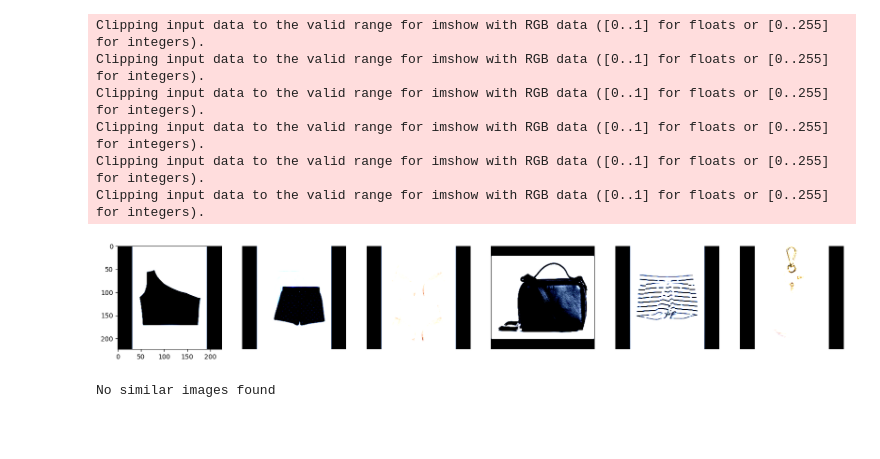
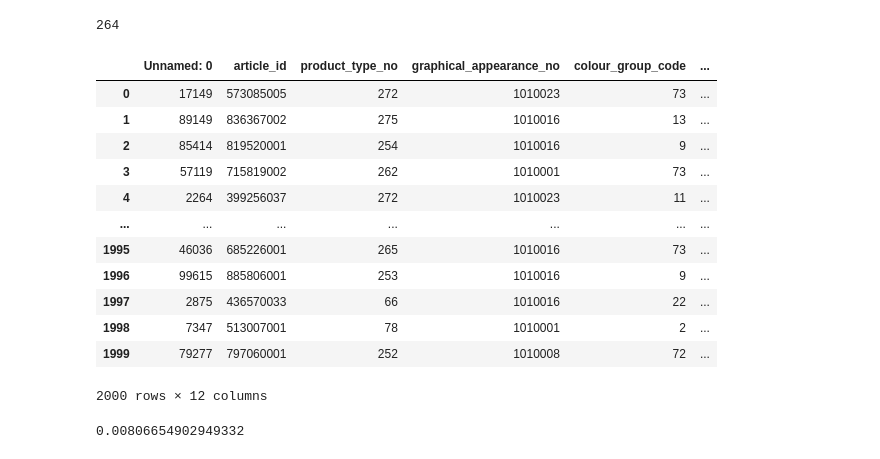
Before and after one commit to Emma-IA/Clothes-similarity, a Jupyter notebook: qualitative_similarity_and_jaccard_similarity.ipynb, the cells around one changed output. Drawn from its saved outputs; the diff is of its cells as text; code cells hidden in the pictures; blank space fills up the shorter version.

```diff
--- a/qualitative_similarity_and_jaccard_similarity.ipynb
+++ b/qualitative_similarity_and_jaccard_similarity.ipynb
@@ -240,36 +80,44 @@ img = dataset[dataset.get_index_from_img_name(common_point['img_name'].values[0]
-# %%
-#Plot the images
-
-import matplotlib.pyplot as plt
-
-fig, axs = plt.subplots(1, 6, figsize=(20, 20))
-#plot the common point image
-axs[0].imshow(img.permute(1, 2, 0))
-#plot the tabular data images knn
-for i, img in enumerate(imgs_knn_tab):
-    axs[i+1].imshow(img.permute(1, 2, 0))
-    axs[i+1].axis('off')
-plt.show()
-# %% [output]
-Clipping input data to the valid range for imshow with RGB data ([0..1] for floats or [0..255] for integers).
-Clipping input data to the valid range for imshow with RGB data ([0..1] for floats or [0..255] for integers).
-Clipping input data to the valid range for imshow with RGB data ([0..1] for floats or [0..255] for integers).
-Clipping input data to the valid range for imshow with RGB data ([0..1] for floats or [0..255] for integers).
-Clipping input data to the valid range for imshow with RGB data ([0..1] for floats or [0..255] for integers).
-Clipping input data to the valid range for imshow with RGB data ([0..1] for floats or [0..255] for integers).
-[figure, removed]
-# %%
-#Plot the images
-if len(index_img) > 1:
-    fig, axs = plt.subplots(1, 6, figsize=(20, 20))
-    #plot the common point image
-    axs[0].imshow(img.permute(1, 2, 0))
-    #plot the img data images knn
-    for i, img in enumerate(imgs_knn_img):
-        axs[i].imshow(img)
-        axs[i].axis('off')
-    plt.show()
-else:
-    print('No similar images found')
-# %% [output]
-No similar images found
+# %%
+#Choose a random common point
+common_point = common_points.sample()
+#Get its cluster for tabular model
+
+cluster_common_point_tab = common_point['cluster_y'].values[0]
+cluster_common_point_img = common_point['cluster_x'].values[0]
+# %%
+cluster_common_point_tab
+# %% [output]
+264
+# %%
+#get all the points in the same cluster for tabular model
+same_cluster_points_tab = test_tab_csv[test_tab_csv['cluster'] == cluster_common_point_tab]
+
+#get all the points in the same cluster for image model
+same_cluster_points_img = test_img_csv[test_img_csv['cluster'] == cluster_common_point_img]
+# %%
+same_cluster_points_tab
+# %% [output]
+|  | Unnamed: 0 | article_id | product_type_no | graphical_appearance_no | colour_group_code | ... |
+| 0 | 17149 | 573085005 | 272 | 1010023 | 73 | ... |
+| 1 | 89149 | 836367002 | 275 | 1010016 | 13 | ... |
+| 2 | 85414 | 819520001 | 254 | 1010016 | 9 | ... |
+| 3 | 57119 | 715819002 | 262 | 1010001 | 73 | ... |
+| 4 | 2264 | 399256037 | 272 | 1010023 | 11 | ... |
+| ... | ... | ... | ... | ... | ... | ... |
+| 1995 | 46036 | 685226001 | 265 | 1010016 | 73 | ... |
+| 1996 | 99615 | 885806001 | 253 | 1010016 | 9 | ... |
+| 1997 | 2875 | 436570033 | 66 | 1010016 | 22 | ... |
+| 1998 | 7347 | 513007001 | 78 | 1010001 | 2 | ... |
+| 1999 | 79277 | 797060001 | 252 | 1010008 | 72 | ... |
+2000 rows × 12 columns
+# %%
+#calculate jaccard similarity
+
+def jaccard_similarity(list1, list2):
+    s1 = set(list1)
+    s2 = set(list2)
+    return len(s1.intersection(s2)) / len(s1.union(s2))
+
+jaccard_similarity(same_cluster_points_tab['img_name'], same_cluster_points_img['image'])
+# %% [output]
+0.00806654902949332
```
Also changed, not shown: parts of 35 cells of this notebook, 11 other files.
